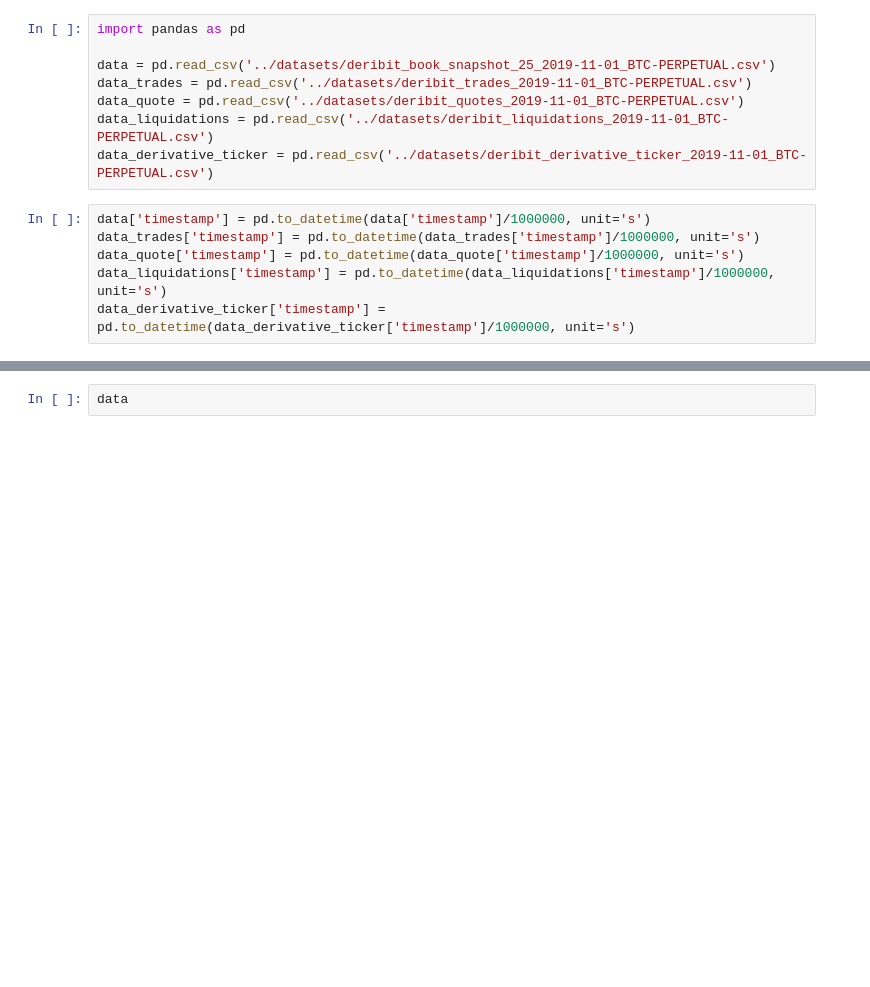
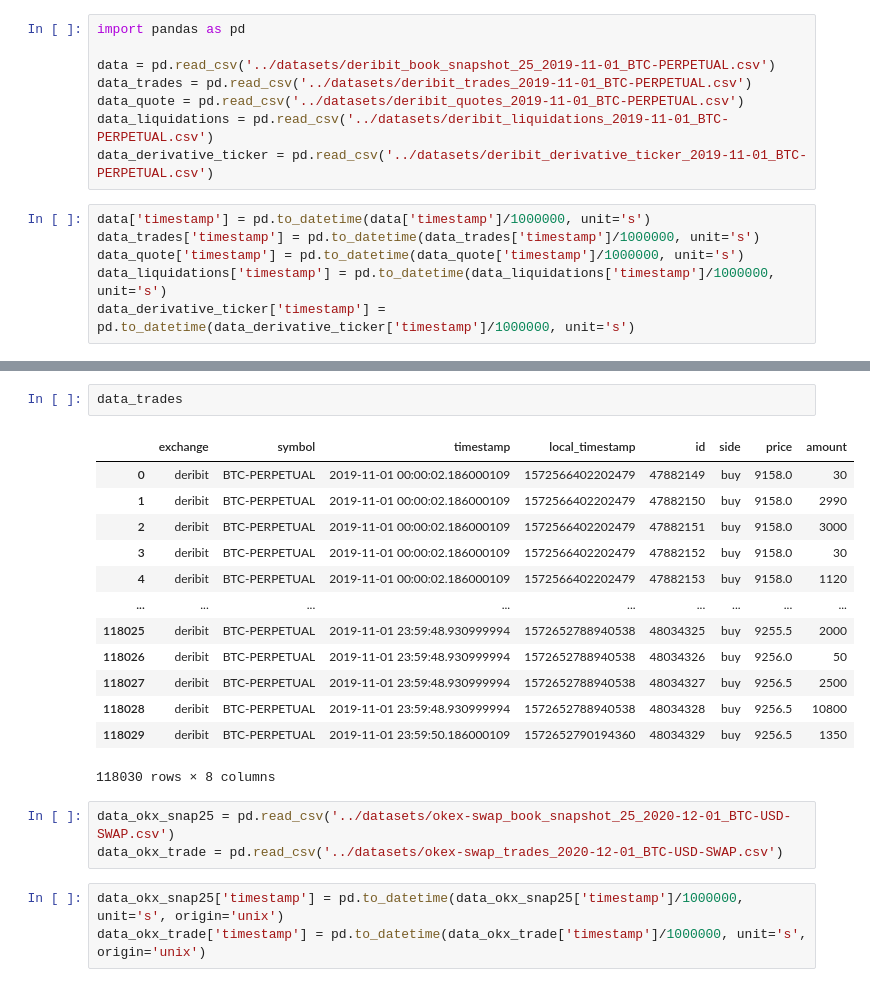
Before and after one commit to RBzhang/trade, a Jupyter notebook: tardis.ipynb, the cells around one changed output, grey strips where cells are left out. Drawn from its saved outputs; the diff is of its cells as text; blank space fills up the shorter version.

```diff
--- a/tardis.ipynb
+++ b/tardis.ipynb
@@ -19,2 +31,22 @@ NameError: name 'data' is not defined
-# %%
-data
+# %%
+data_trades
+# %% [output]
+|  | exchange | symbol | timestamp | local_timestamp | id | side | price | amount |
+| 0 | deribit | BTC-PERPETUAL | 2019-11-01 00:00:02.186000109 | 1572566402202479 | 47882149 | buy | 9158.0 | 30 |
+| 1 | deribit | BTC-PERPETUAL | 2019-11-01 00:00:02.186000109 | 1572566402202479 | 47882150 | buy | 9158.0 | 2990 |
+| 2 | deribit | BTC-PERPETUAL | 2019-11-01 00:00:02.186000109 | 1572566402202479 | 47882151 | buy | 9158.0 | 3000 |
+| 3 | deribit | BTC-PERPETUAL | 2019-11-01 00:00:02.186000109 | 1572566402202479 | 47882152 | buy | 9158.0 | 30 |
+| 4 | deribit | BTC-PERPETUAL | 2019-11-01 00:00:02.186000109 | 1572566402202479 | 47882153 | buy | 9158.0 | 1120 |
+| ... | ... | ... | ... | ... | ... | ... | ... | ... |
+| 118025 | deribit | BTC-PERPETUAL | 2019-11-01 23:59:48.930999994 | 1572652788940538 | 48034325 | buy | 9255.5 | 2000 |
+| 118026 | deribit | BTC-PERPETUAL | 2019-11-01 23:59:48.930999994 | 1572652788940538 | 48034326 | buy | 9256.0 | 50 |
+| 118027 | deribit | BTC-PERPETUAL | 2019-11-01 23:59:48.930999994 | 1572652788940538 | 48034327 | buy | 9256.5 | 2500 |
+| 118028 | deribit | BTC-PERPETUAL | 2019-11-01 23:59:48.930999994 | 1572652788940538 | 48034328 | buy | 9256.5 | 10800 |
+| 118029 | deribit | BTC-PERPETUAL | 2019-11-01 23:59:50.186000109 | 1572652790194360 | 48034329 | buy | 9256.5 | 1350 |
+118030 rows × 8 columns
+# %%
+data_okx_snap25 = pd.read_csv('../datasets/okex-swap_book_snapshot_25_2020-12-01_BTC-USD-SWAP.csv')
+data_okx_trade = pd.read_csv('../datasets/okex-swap_trades_2020-12-01_BTC-USD-SWAP.csv')
+# %%
+data_okx_snap25['timestamp'] = pd.to_datetime(data_okx_snap25['timestamp']/1000000, unit='s', origin='unix')
+data_okx_trade['timestamp'] = pd.to_datetime(data_okx_trade['timestamp']/1000000, unit='s', origin='unix')
```
Also changed, not shown: parts of 12 cells of this notebook, 1 other file.
